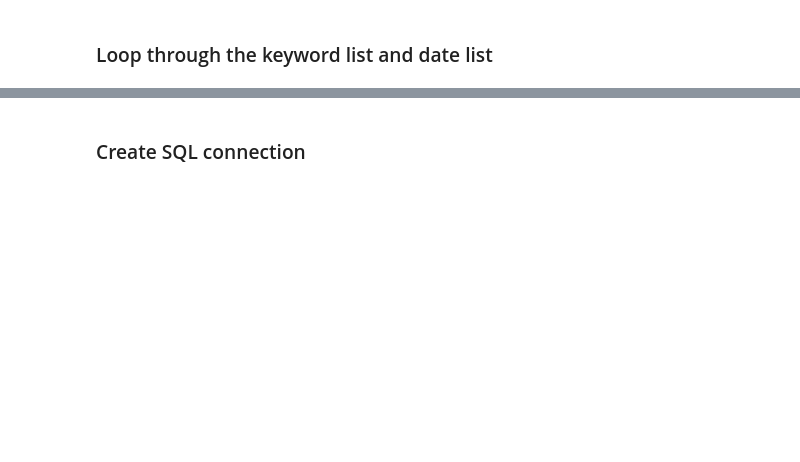
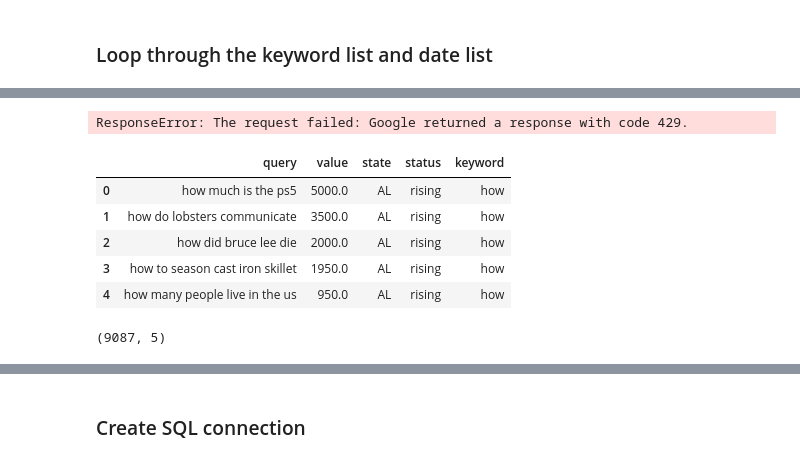
Before and after one commit to janejanejam/factual-foxes, a Jupyter notebook: pytrend/Pytrendstate.ipynb, the cells around one changed output, grey strips where cells are left out. Cells and saved outputs as stored; diff of their text form; code cells hidden in the pictures; blank space fills up the shorter version.

```diff
--- a/pytrend/Pytrend.ipynb
+++ b/pytrend/Pytrendstate.ipynb
@@ -97,0 +125,4 @@ KeyError: 'will '
+# %%
+pytrend.build_payload(kw_list=keywords, cat=0, timeframe=timeframe, geo=f'US-CA')
+# %% [output]
+ResponseError: The request failed: Google returned a response with code 429.
@@ -97,0 +135,15 @@ KeyError: 'will '
+# %%
+state = pd.read_csv('statekw.csv', index_col=0)
+state.head()
+# %% [output]
+|  | query | value | state | status | keyword |
+| 0 | how much is the ps5 | 5000.0 | AL | rising | how |
+| 1 | how do lobsters communicate | 3500.0 | AL | rising | how |
+| 2 | how did bruce lee die | 2000.0 | AL | rising | how |
+| 3 | how to season cast iron skillet | 1950.0 | AL | rising | how |
+| 4 | how many people live in the us | 950.0 | AL | rising | how |
+# %%
+state = state.sort_values(['state', 'keyword', 'value'], ascending=False)
+state = state.groupby(['state', 'keyword']).first()
+# %% [output]
+(9087, 5)
```
Also changed, not shown: parts of 19 cells of this notebook, 4 other files.
